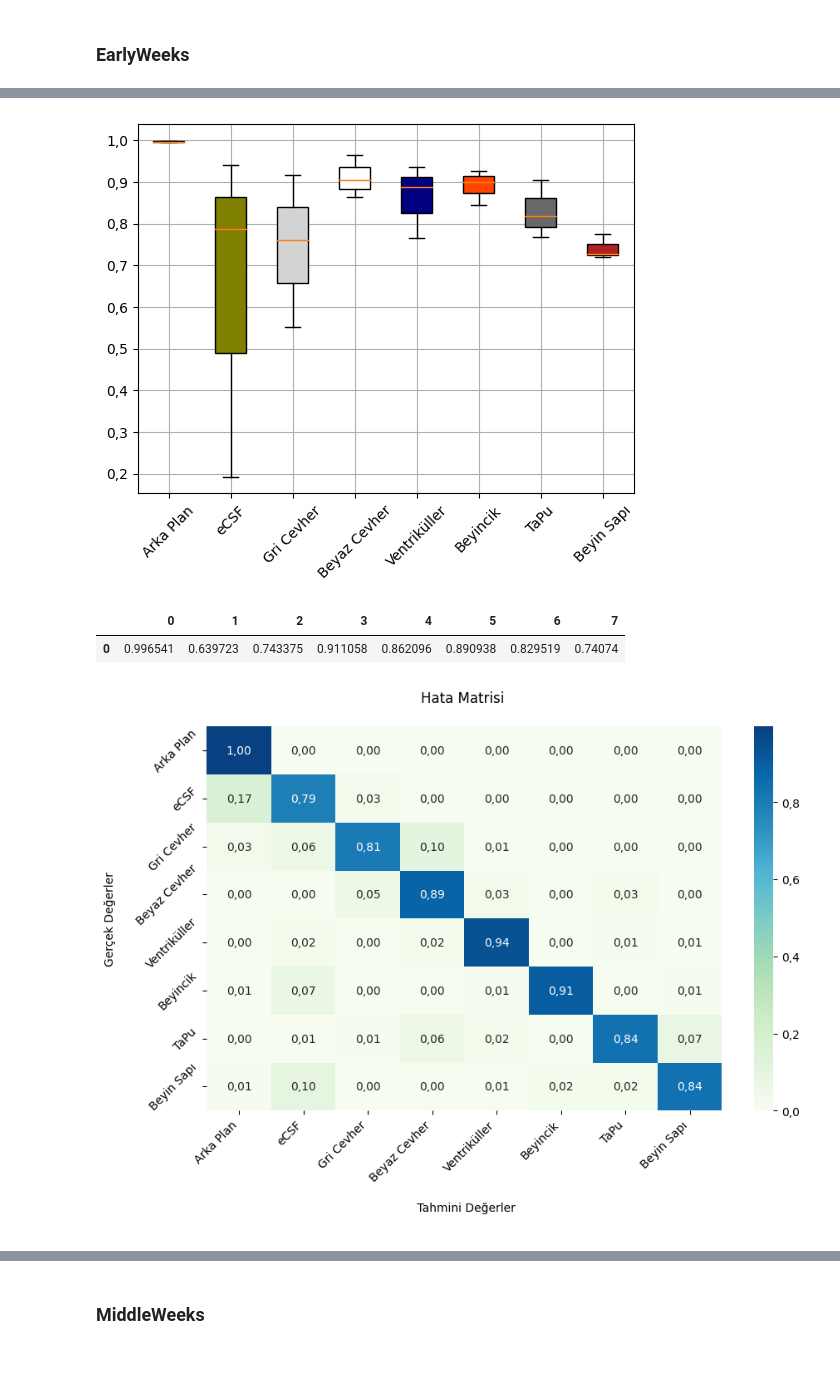
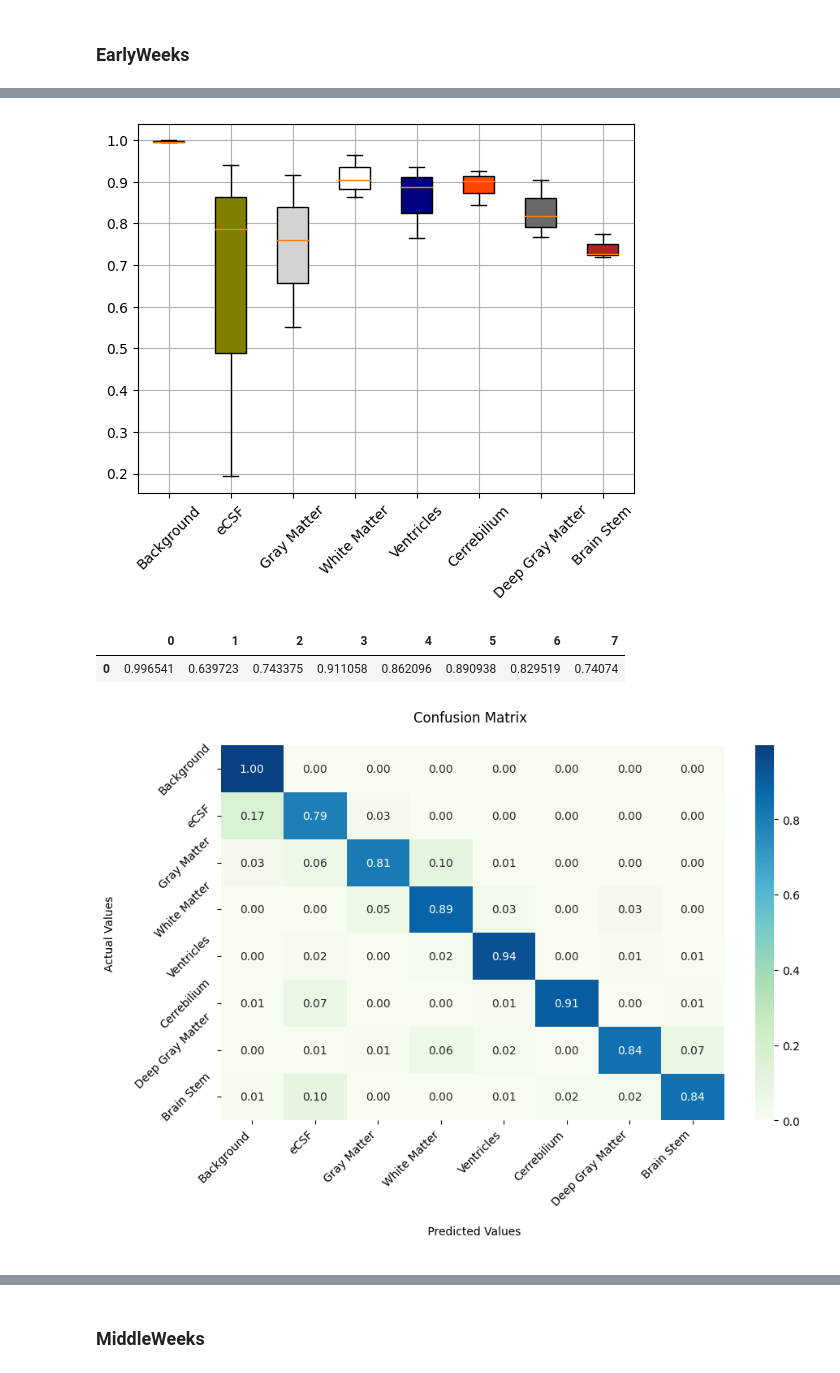
Before and after one commit to ugurcanakyuz/3D-Volumetric-MedicalImageSegmentationWithDeepLearning, a Jupyter notebook: notebooks/Evaluations/3-GAComparison_Lucas_OrigUNet.ipynb, the cells around one changed output, grey strips where cells are left out. Cells and saved outputs as stored; diff of their text form; code cells hidden in the pictures.

```diff
--- a/notebooks/Evaluations/3-GAComparison_Lucas_OrigUNet.ipynb
+++ b/notebooks/Evaluations/3-GAComparison_Lucas_OrigUNet.ipynb
@@ -21,7 +18,7 @@ from modules.Utils import *
 # %%
 device = torch.device('cuda' if torch.cuda.is_available() else 'cpu')
 
-dataset_path = "../../Data/lucas/"
+dataset_path = "../../data/processed/lucas/"
 
 # Transformations.
 transform_eval = None
@@ -73,7 +70,7 @@ Use eager execution and:
 Epoch:  10
 # %%
 early_weeks_model = models.UNet3D().to(device)
-early_weeks_model.load_state_dict(torch.load("../../output/UNet3D/Iteration_20222812/run_early/weights/9_model.pth"))
+early_weeks_model.load_state_dict(torch.load("../../models/20221228/EarlyGA/weights/9_model.pth"))
 
 predictor = Predictor(early_weeks_model, (128, 128, 128))
 sub = early_weeks_test[0]
@@ -94,17 +91,17 @@ evaluator.plot_confusion_matrix(lang='tr')
 # %%
 tester = Evaluator3D(criterion, early_weeks_model, (128, 128, 128), early_test_loader)
 _, scores = tester.evaluate()
-avg_scores = print_evaluation_results(scores, early_weeks_test, lang='tr')
+avg_scores = print_evaluation_results(scores, early_weeks_test)
 pd.DataFrame(avg_scores).T
 # %% [output]
-[figure, old version]
+[figure, new version]
 |  | 0 | 1 | 2 | 3 | 4 | 5 | 6 | 7 |
 | 0 | 0.996541 | 0.639723 | 0.743375 | 0.911058 | 0.862096 | 0.890938 | 0.829519 | 0.74074 |
 # %%
 tester.calculate_cm()
-tester.plot_confusion_matrix(lang='tr')
+tester.plot_confusion_matrix()
 # %% [output]
-[figure, old version]
+[figure, new version]
 # %%
 prediction = predictor.predict(sub)
 pred_mask = torch.argmax(prediction, dim=1)
```
Also changed, not shown: parts of 20 cells of this notebook, 3 other files.
